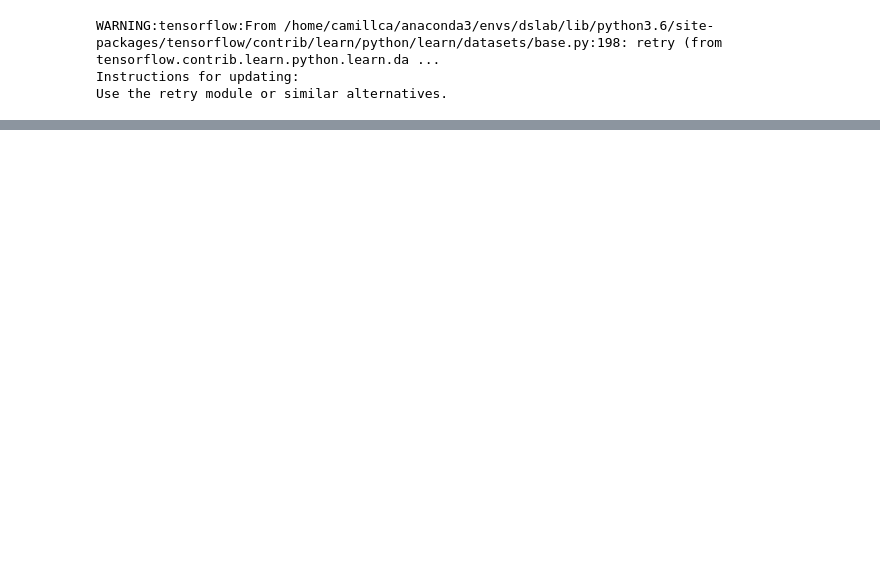
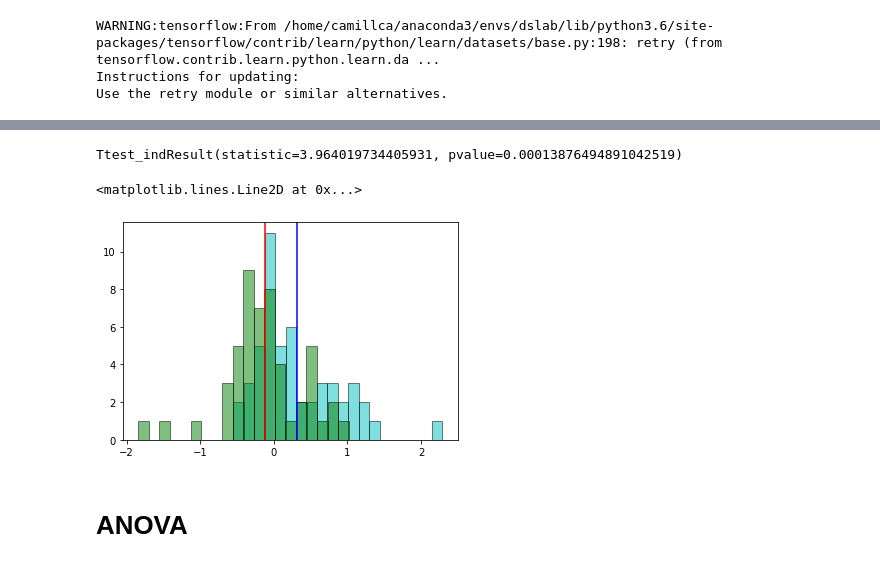
Before and after one commit to alestolfo/ds-lab, a Jupyter notebook: Age discrepancy.ipynb, the cells around one changed output, grey strips where cells are left out. Drawn from its saved outputs; the diff is of its cells as text; code cells hidden in the pictures; blank space fills up the shorter version.

```diff
--- a/Age discrepancy.ipynb
+++ b/Age discrepancy.ipynb
@@ -189,0 +177,19 @@ Ttest_indResult(statistic=2.2901862868163034, pvalue=0.023251431556662913)
+# %%
+autism = df[df['DX_01'] == 'Autism Spectrum Disorder']['discrepancy']
+healthy = df[df['DX_01'] == 'No Diagnosis Given']['discrepancy']
+from scipy.stats import ttest_ind
+res = ttest_ind(np.array(autism), np.array(healthy), equal_var=False)
+res
+# %% [output]
+Ttest_indResult(statistic=3.964019734405931, pvalue=0.00013876494891042519)
+# %%
+import matplotlib.pyplot as plt
+plt.hist(autism, bins=20, color='c', edgecolor='k', alpha=0.5)     # take same number of obs as no_adhd
+plt.hist(healthy, bins=20, color='g', edgecolor='k', alpha=0.5)
+plt.axvline(x=np.mean(autism), color = 'b')
+plt.axvline(x=np.mean(healthy), color = 'r')
+# %% [output]
+<matplotlib.lines.Line2D at 0x...>
+[figure, added]
+# %% [markdown]
+# ANOVA
```
Also changed, not shown: parts of 44 cells of this notebook.
